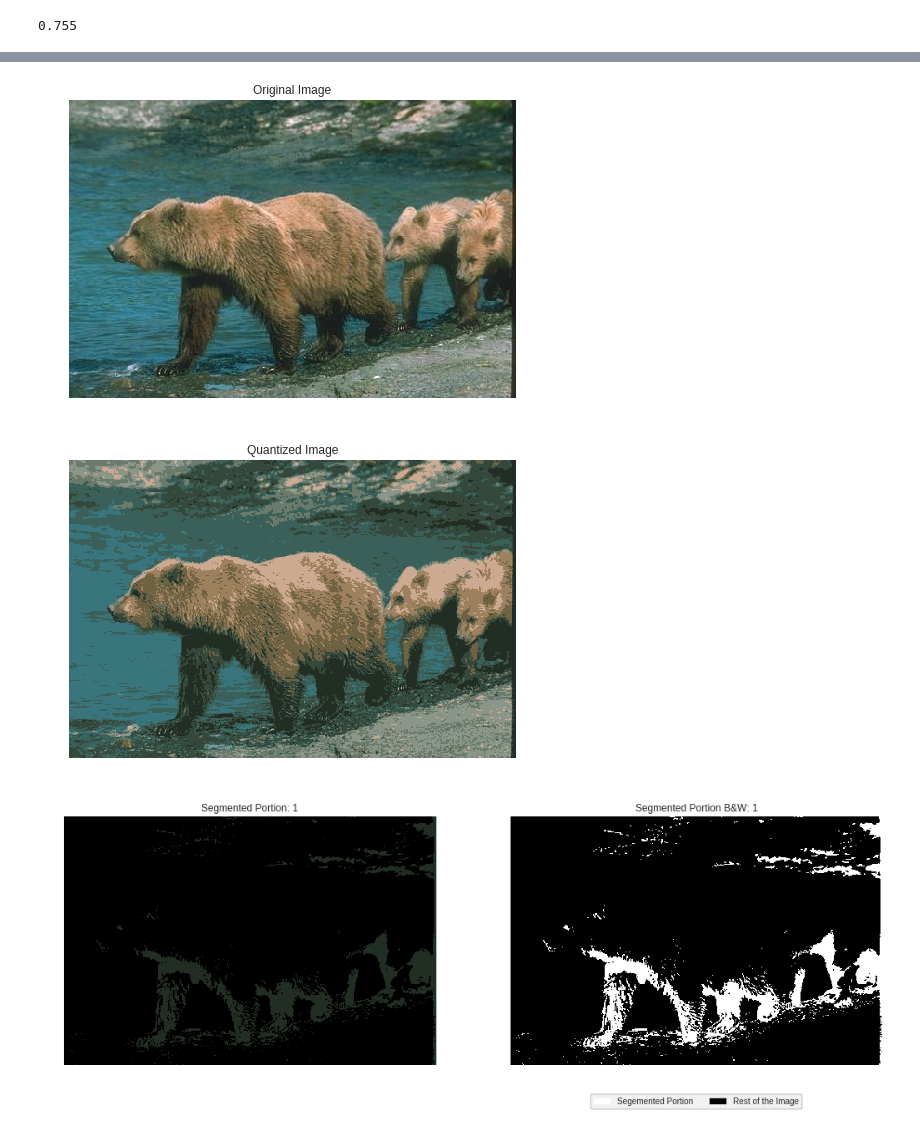
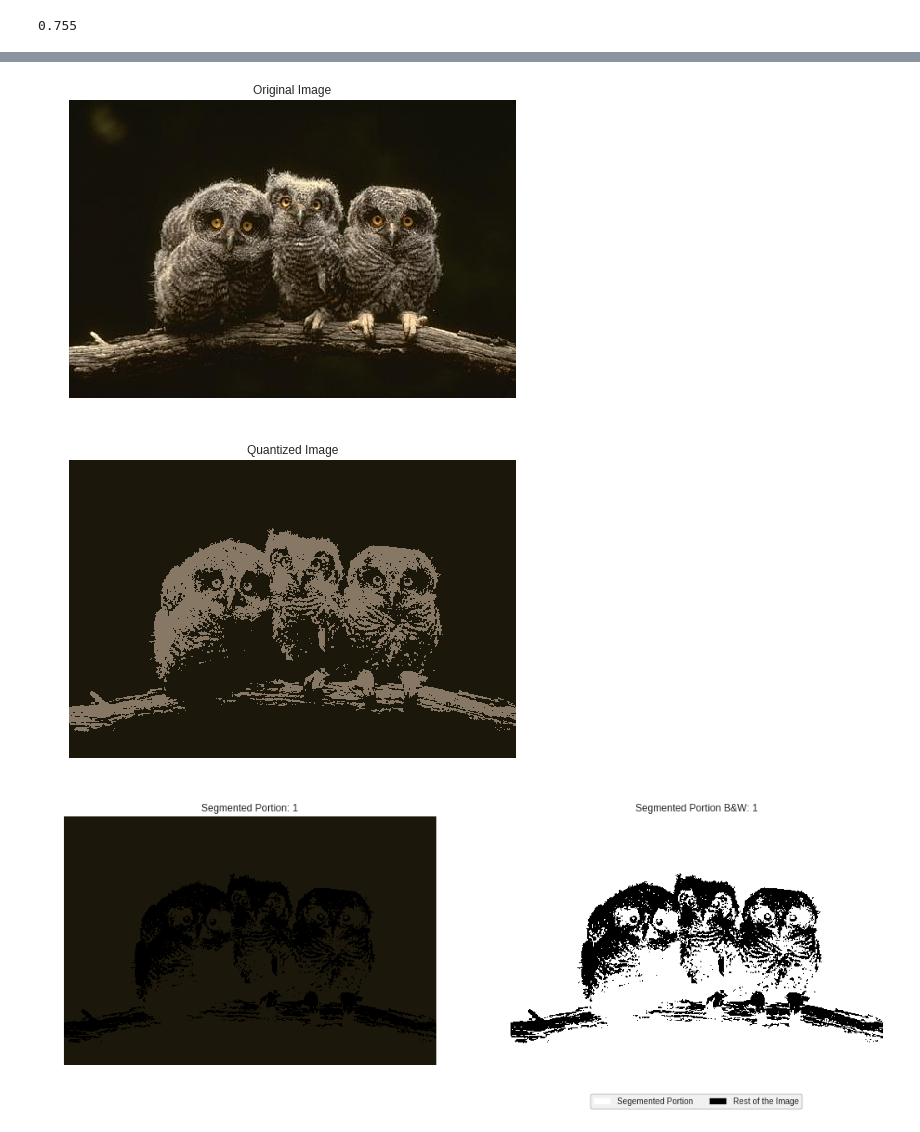
Before and after one commit to anr007/Image-Segmentation, a Jupyter notebook: Color_Quantization.ipynb, the cells around one changed output, grey strips where cells are left out. Drawn from its saved outputs; the diff is of its cells as text; code cells hidden in the pictures.

```diff
--- a/Color_Quantization.ipynb
+++ b/Color_Quantization.ipynb
@@ -277,11 +277,11 @@ def kmeans_seg(image_url, cluster_count, init_centers):
         frame.set_edgecolor('black')
         plt.imshow(segmented_portions_bw_kmeans[i])
 
-    return kmeans_seg_image, colors
+    return kmeans_seg_image, colors, labels
 # %%
-url = 'https://www2.eecs.berkeley.edu/Research/Projects/CS/vision/grouping/segbench/BSDS300/html/images/plain/normal/color/100075.jpg'
-clusters = 9
-kmeans_seg_image,kmeans_centers = kmeans_seg(cluster_count=clusters,image_url=url,init_centers=None)
+url = 'https://www2.eecs.berkeley.edu/Research/Projects/CS/vision/bsds/BSDS300/html/images/plain/normal/color/42044.jpg'
+clusters = 2
+kmeans_seg_image,kmeans_centers,kmeans_labels = kmeans_seg(cluster_count=clusters,image_url=url,init_centers=None)
 # %% [output]
 original shape: (321, 481, 3)
 converted shape: (154401, 3)
@@ -297,3 +290,3 @@ centers: [[ 34.52843587  45.11227426  35.79357208]
-[figure, old version]
+[figure, new version]
-[figure, old version]
+[figure, new version]
-[figure, old version]
+[figure, new version]
```
Also changed, not shown: parts of 6 cells of this notebook.
